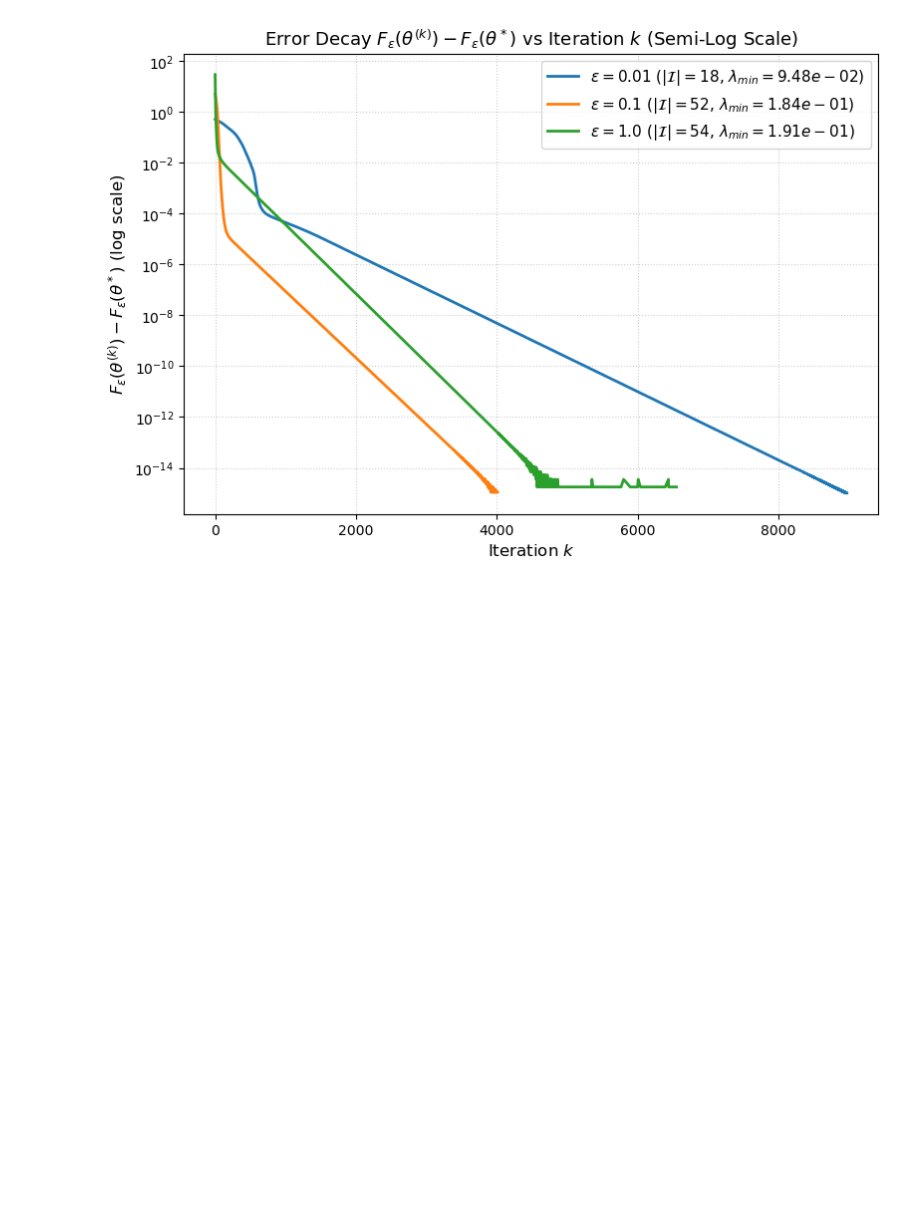
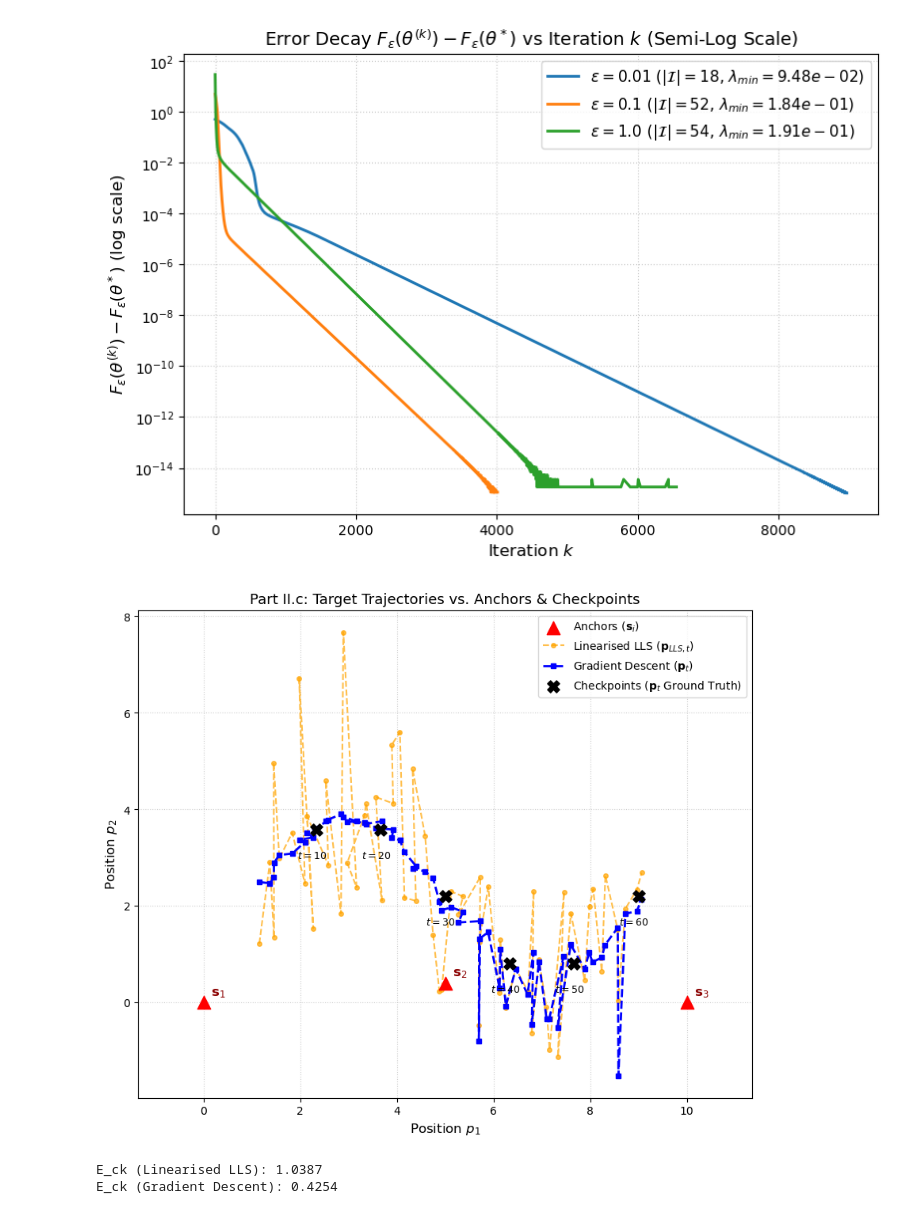
Before and after one commit to db423/Optimisation, a Jupyter notebook: Optimisation_coursework/cw.ipynb, the cells around one changed output. Cells and saved outputs as stored; diff of their text form; code cells hidden in the pictures; blank space fills up the shorter version.

```diff
--- a/Optimisation_coursework/cw.ipynb
+++ b/Optimisation_coursework/cw.ipynb
@@ -376,3 +379,23 @@ eps        |I| (Inliers)   lambda_min(A_I^T A_I)
 1.00e-01   52              1.839245e-01
 1.00e+00   54              1.911875e-01
 [figure]
+# %%
+def gradient_descent_gt(t_idx, p_init, anchors, ranges, stepsize=1e-3, tol=1e-6, max_iter=10000):
+    p = p_init.copy()
+    r_t = ranges[t_idx]  # Radii r_{t,1}, r_{t,2}, r_{t,3} at time t
+
+    for k in range(max_iter):
+        grad = np.zeros(2)
+        for i in range(3):
+            diff = p - anchors[i]
+            dist_sq = np.sum(diff**2)
+            grad += (dist_sq - r_t[i]**2) * diff
+
+        # 2. Check Stopping Criterion (Gradient Norm)
+        if np.linalg.norm(grad) <= tol:
+            break
+
+        # 3. Gradient update step with stepsize 10^-3
+        p = p - stepsize * grad
+
+    return p
@@ -378,0 +441,57 @@ eps        |I| (Inliers)   lambda_min(A_I^T A_I)
+# %%
+lls_arr = np.array(lls)           # shape (60, 2)
+descents_arr = np.array(descents) # shape (60, 2)
+
+# 2. Extract validation checkpoints
+check_t = checkpoints[:, 0].astype(int)
+check_pos = checkpoints[:, 1:3]
+
+plt.figure(figsize=(10, 8))
+
+# --- Plot 3 Anchors ---
+plt.scatter(anchors[:, 0], anchors[:, 1], color='red', marker='^', s=140, zorder=5, label=r'Anchors ($\mathbf{s}_i$)')
+for i, (ax_i, ay_i) in enumerate(anchors):
+    plt.text(ax_i + 0.15, ay_i + 0.15, f'$\mathbf{{s}}_{{{i+1}}}$', fontsize=12, color='darkred', weight='bold')
+
+# --- Plot Trajectories (p1 vs p2) ---
+# LLS Trajectory (Orange dashed)
+plt.plot(lls_arr[:, 0], lls_arr[:, 1], 'o--', color='orange', alpha=0.7, linewidth=1.5, markersize=4, label=r'Linearised LLS ($\mathbf{p}_{LLS,t}$)')
+
+# Gradient Descent Trajectory (Blue solid)
+plt.plot(descents_arr[:, 0], descents_arr[:, 1], 's--', color='blue', linewidth=2, markersize=5, label=r'Gradient Descent ($\mathbf{p}_t$)')
+
+# --- Plot Ground-Truth Checkpoints ---
+plt.scatter(check_pos[:, 0], check_pos[:, 1], color='black', marker='X', s=120, zorder=6, label=r'Checkpoints ($\mathbf{p}_t$ Ground Truth)')
+for t_val, (cx, cy) in zip(check_t, check_pos):
+    plt.text(cx - 0.4, cy - 0.6, f'$t={t_val}$', fontsize=9, color='black', weight='bold')
+
+plt.xlabel('Position $p_1$', fontsize=12)
+plt.ylabel('Position $p_2$', fontsize=12)
+plt.title(r'Part II.c: Target Trajectories vs. Anchors & Checkpoints', fontsize=13)
+plt.legend(loc='upper right', fontsize=10)
+plt.grid(True, linestyle=':', alpha=0.6)
+plt.axis('equal')  # Ensures 1:1 spatial aspect ratio so path shapes are unwarped
+plt.show()
+# %% [output]
+[figure, added]
+# %%
+# Extract the 6 checkpoint positions (shape 6x2)
+check_t = checkpoints[:, 0].astype(int)  # [10, 20, 30, 40, 50, 60]
+check_pos = checkpoints[:, 1:3]           # Ground truth (p1, p2)
+
+# Convert 1-indexed time t to 0-indexed array indices (t - 1)
+check_indices = check_t - 1
+
+# Extract estimated positions at the 6 checkpoint times
+lls_check = lls_arr[check_indices]
+gd_check = descents_arr[check_indices]
+
+# Compute RMS error Eck
+E_ck_lls = np.sqrt(np.mean(np.sum((lls_check - check_pos)**2, axis=1)))
+E_ck_gd  = np.sqrt(np.mean(np.sum((gd_check - check_pos)**2, axis=1)))
+
+print(f"E_ck (Linearised LLS): {E_ck_lls:.4f}")
+print(f"E_ck (Gradient Descent): {E_ck_gd:.4f}")
+# %% [output]
+E_ck (Linearised LLS): 1.0387
+E_ck (Gradient Descent): 0.4254
```
Also changed, not shown: parts of 9 cells of this notebook, 4 other files.
